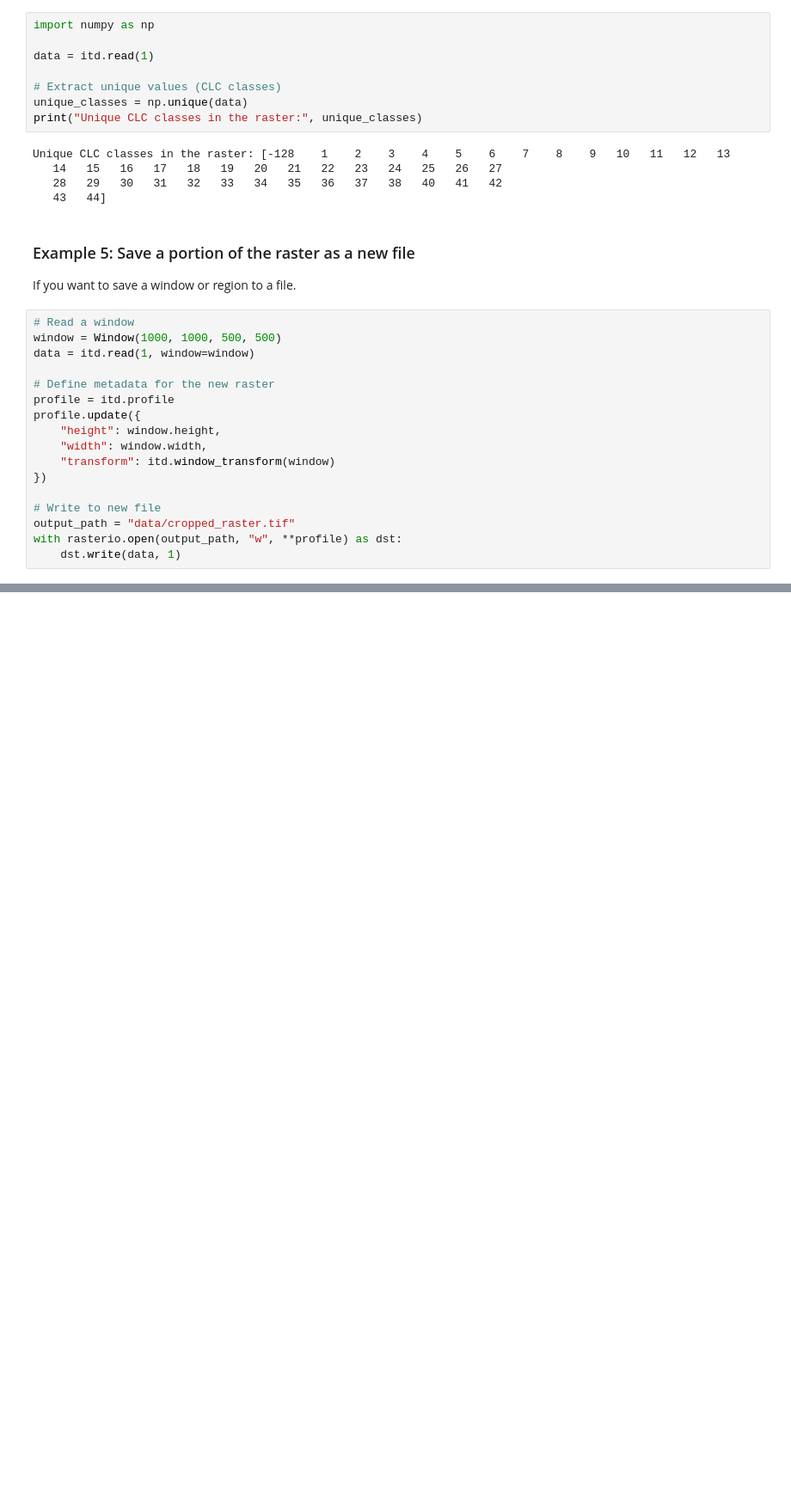
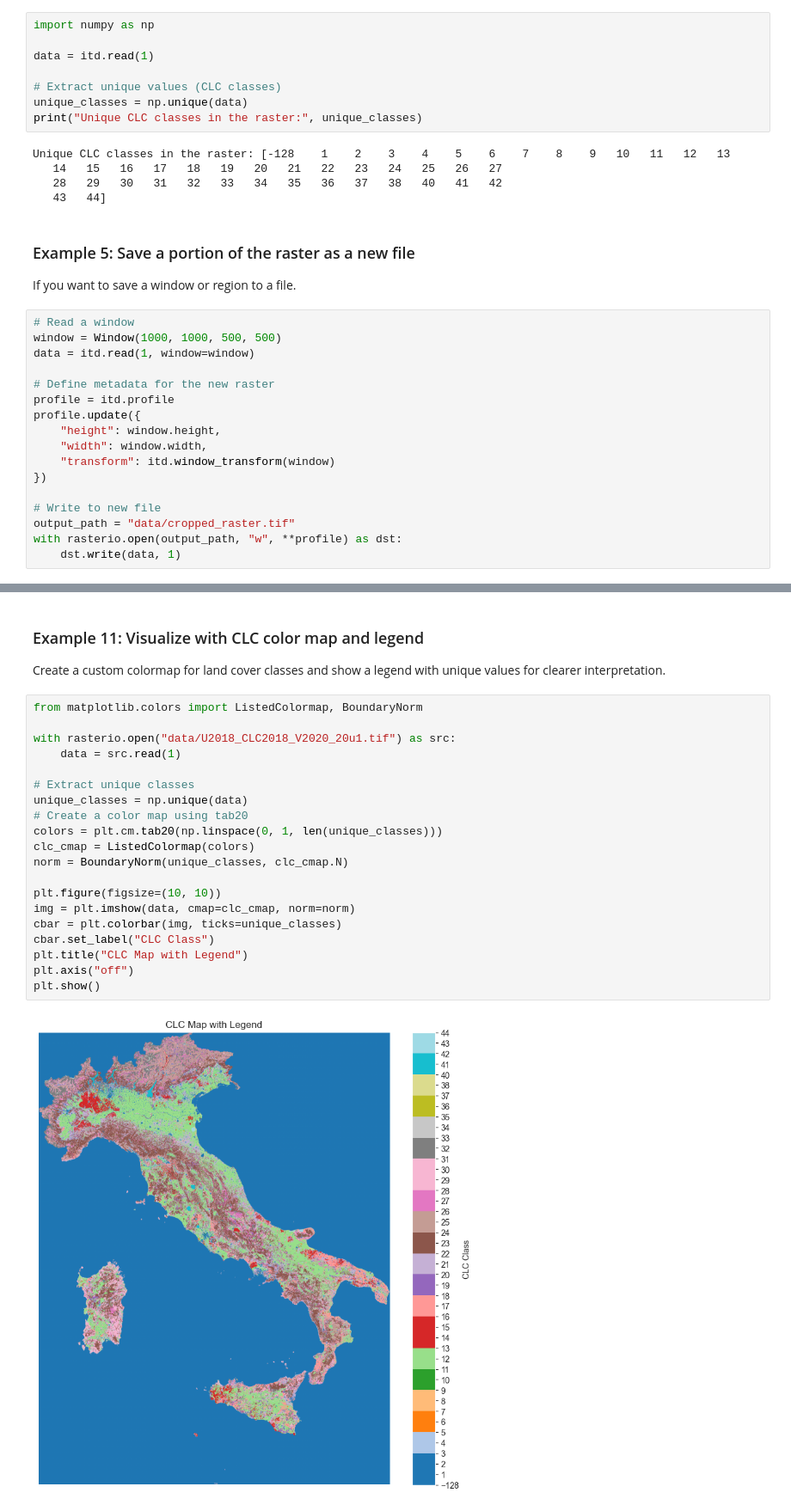
Before and after one commit to dimuzzo/testing-project, a Jupyter notebook: Rasterio/test_number1.ipynb, the cells around one changed output, grey strips where cells are left out. Shown at 86% size. Drawn from its saved outputs; the diff is of its cells as text; blank space fills up the shorter version.

```diff
--- a/Rasterio/test_number1.ipynb
+++ b/Rasterio/test_number1.ipynb
@@ -223,0 +285,26 @@ import numpy as np
+# %% [markdown]
+### Example 11: Visualize with CLC color map and legend
+
+Create a custom colormap for land cover classes and show a legend with unique values for clearer interpretation.
+# %%
+from matplotlib.colors import ListedColormap, BoundaryNorm
+
+with rasterio.open("data/U2018_CLC2018_V2020_20u1.tif") as src:
+    data = src.read(1)
+
+# Extract unique classes
+unique_classes = np.unique(data)
+# Create a color map using tab20
+colors = plt.cm.tab20(np.linspace(0, 1, len(unique_classes)))
+clc_cmap = ListedColormap(colors)
+norm = BoundaryNorm(unique_classes, clc_cmap.N)
+
+plt.figure(figsize=(10, 10))
+img = plt.imshow(data, cmap=clc_cmap, norm=norm)
+cbar = plt.colorbar(img, ticks=unique_classes)
+cbar.set_label("CLC Class")
+plt.title("CLC Map with Legend")
+plt.axis("off")
+plt.show()
+# %% [output]
+[figure, added]
```
Also changed, not shown: parts of 11 cells of this notebook.
